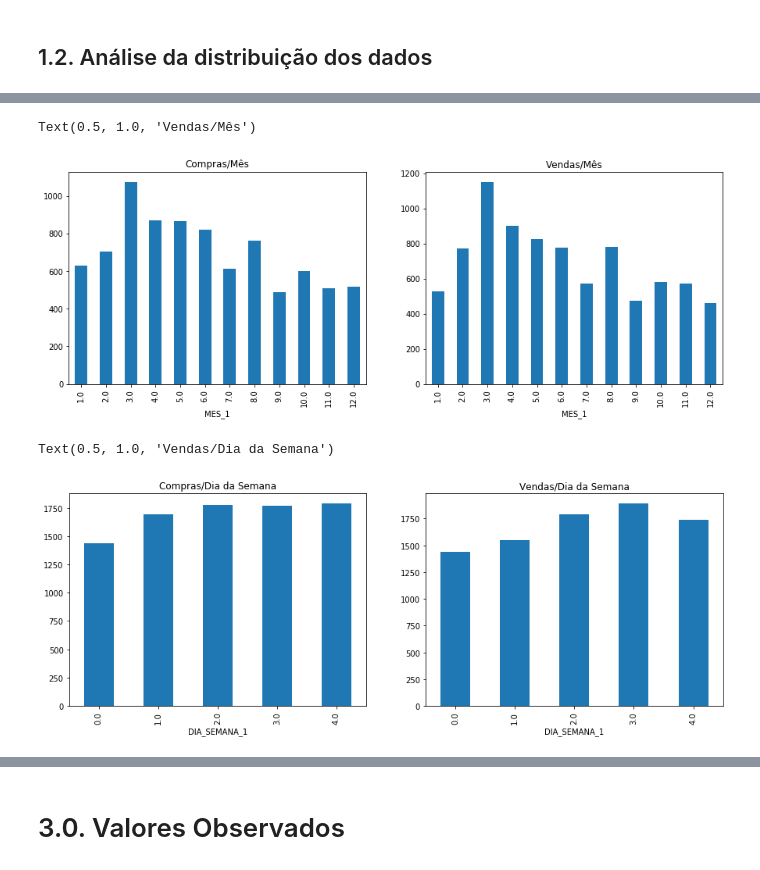
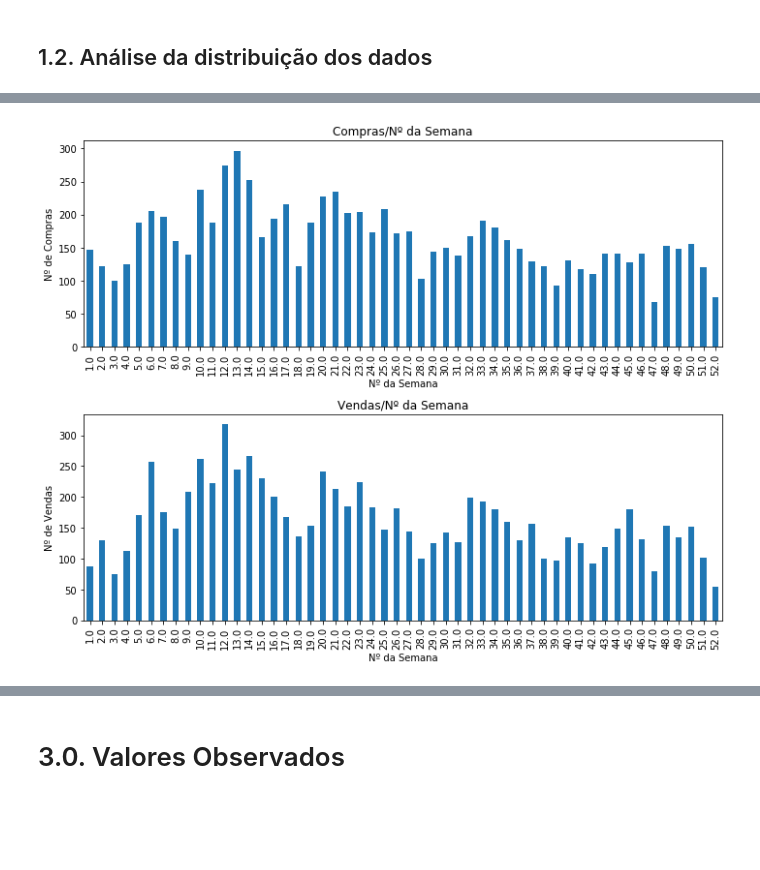
Before and after one commit to audelianoli/stock_market_predition_w_blue_chips, a Jupyter notebook: eda.ipynb, the cells around one changed output, grey strips where cells are left out. Drawn from its saved outputs; the diff is of its cells as text; code cells hidden in the pictures; blank space fills up the shorter version.

```diff
--- a/eda.ipynb
+++ b/eda.ipynb
@@ -264,18 +319,13 @@ df_sell = df[df['TARGET_WIN'] <= configs['dataset']['sell']]
 # %%
-plt.figure(figsize=[15,5])
-plt.subplot(1,2,1)
-df_buy.groupby(['MES_1']).size().plot.bar().set_title('Compras/Mês')
-plt.subplot(1,2,2)
-df_sell.groupby(['MES_1']).size().plot.bar().set_title('Vendas/Mês')
+plt.figure(figsize=[10,8])
+plt.subplot(2,1,1)
+df_buy.groupby(['SEMANA_DO_ANO_1']).size().plot.bar().set_title('Compras/Nº da Semana')
+plt.xlabel('Nº da Semana')
+plt.ylabel('Nº de Compras')
+plt.subplot(2,1,2)
+df_sell.groupby(['SEMANA_DO_ANO_1']).size().plot.bar().set_title('Vendas/Nº da Semana')
+plt.xlabel('Nº da Semana')
+plt.ylabel('Nº de Vendas')
+plt.tight_layout()
 # %% [output]
-Text(0.5, 1.0, 'Vendas/Mês')
-[figure, old version]
+[figure, new version]
-# %%
-plt.figure(figsize=[15,5])
-plt.subplot(1,2,1)
-df_buy.groupby(['DIA_SEMANA_1']).size().plot.bar().set_title('Compras/Dia da Semana')
-plt.subplot(1,2,2)
-df_sell.groupby(['DIA_SEMANA_1']).size().plot.bar().set_title('Vendas/Dia da Semana')
-# %% [output]
-Text(0.5, 1.0, 'Vendas/Dia da Semana')
-[figure, removed]
```
Also changed, not shown: parts of 13 cells of this notebook, 5 other files.
